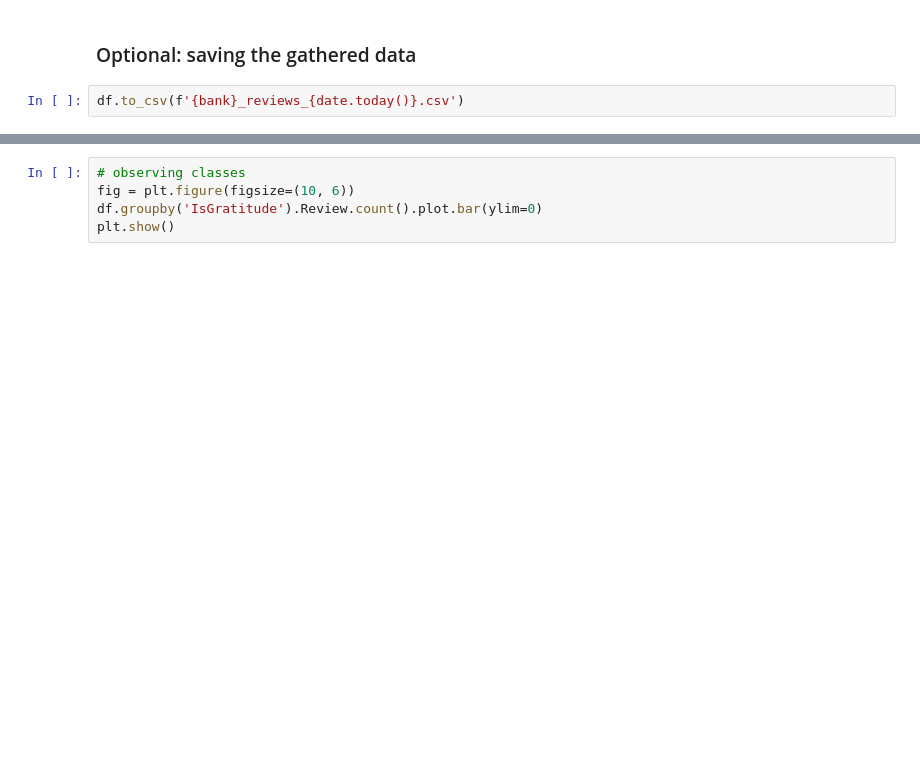
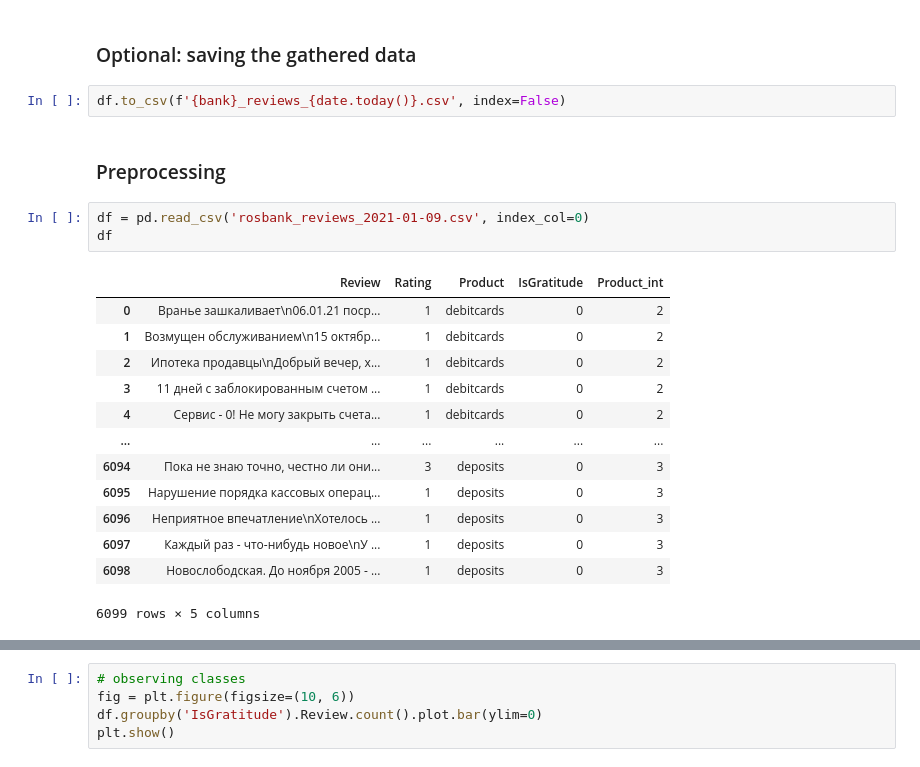
Before and after one commit to homosociologicus/my_projects, a Jupyter notebook: reviews/bank_reviews.ipynb, the cells around one changed output, grey strips where cells are left out. Cells and saved outputs as stored; diff of their text form; blank space fills up the shorter version.

```diff
--- a/reviews/bank_reviews.ipynb
+++ b/reviews/bank_reviews.ipynb
@@ -140,4 +184,23 @@ products_to_int = sorted(zip(products, encoder.transform(products)),
 # %% [markdown]
 ### Optional: saving the gathered data
 # %%
-df.to_csv(f'{bank}_reviews_{date.today()}.csv')
+df.to_csv(f'{bank}_reviews_{date.today()}.csv', index=False)
+# %% [markdown]
+### Preprocessing
+# %%
+df = pd.read_csv('rosbank_reviews_2021-01-09.csv', index_col=0)
+df
+# %% [output]
+|  | Review | Rating | Product | IsGratitude | Product_int |
+| 0 | Вранье зашкаливает\n06.01.21 поср... | 1 | debitcards | 0 | 2 |
+| 1 | Возмущен обслуживанием\n15 октябр... | 1 | debitcards | 0 | 2 |
+| 2 | Ипотека продавцы\nДобрый вечер, х... | 1 | debitcards | 0 | 2 |
+| 3 | 11 дней с заблокированным счетом ... | 1 | debitcards | 0 | 2 |
+| 4 | Сервис - 0! Не могу закрыть счета... | 1 | debitcards | 0 | 2 |
+| ... | ... | ... | ... | ... | ... |
+| 6094 | Пока не знаю точно, честно ли они... | 3 | deposits | 0 | 3 |
+| 6095 | Нарушение порядка кассовых операц... | 1 | deposits | 0 | 3 |
+| 6096 | Неприятное впечатление\nХотелось ... | 1 | deposits | 0 | 3 |
+| 6097 | Каждый раз - что-нибудь новое\nУ ... | 1 | deposits | 0 | 3 |
+| 6098 | Новослободская. До ноября 2005 - ... | 1 | deposits | 0 | 3 |
+6099 rows × 5 columns
```
Also changed, not shown: parts of 15 cells of this notebook, 4 other files.
